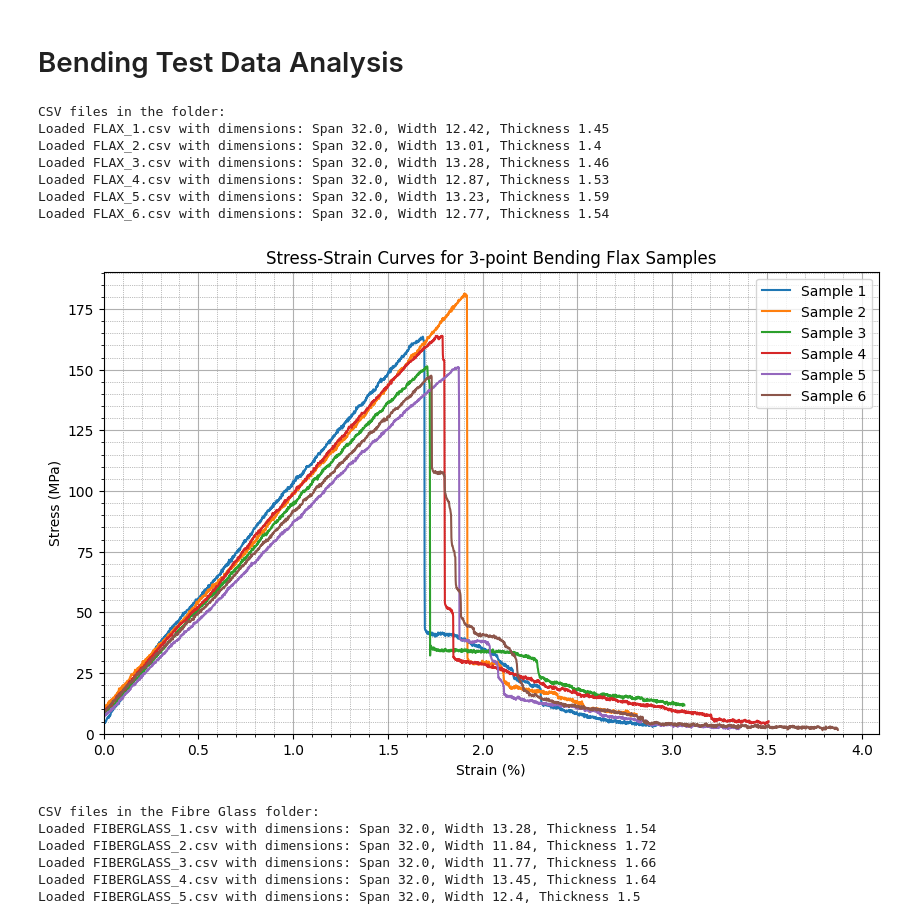
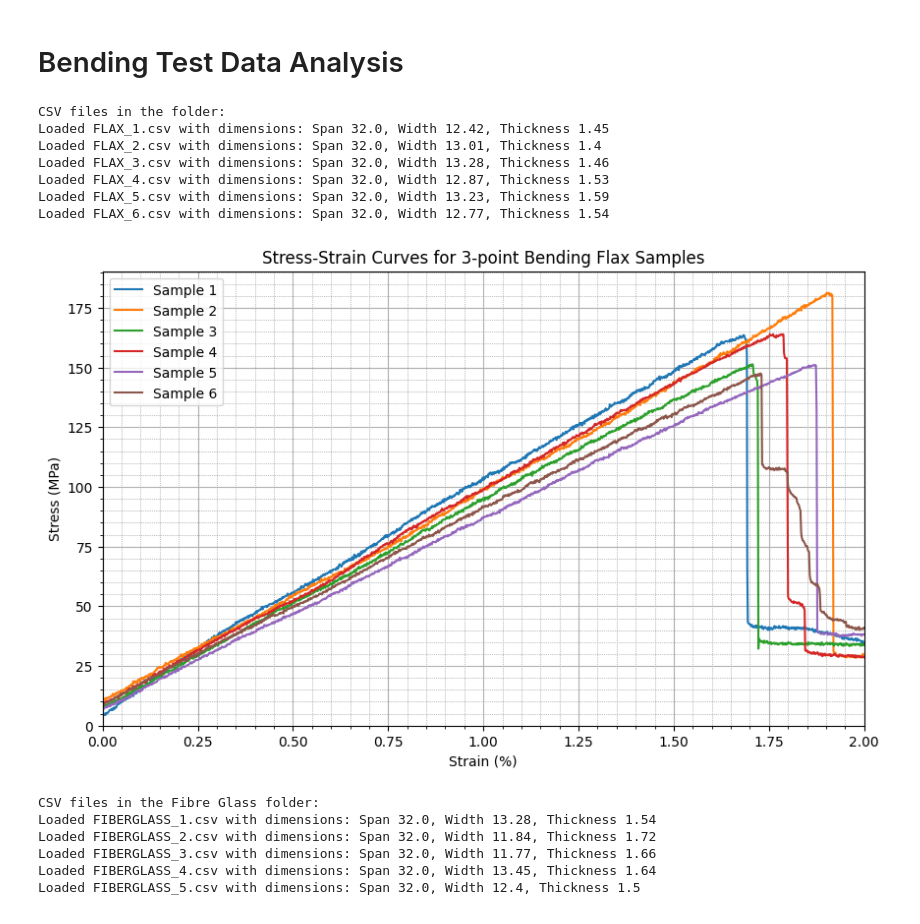
Before and after one commit to HamRMac/CompositeTensileTests, a Jupyter notebook: DataPlotting.ipynb, the cells around one changed output. Drawn from its saved outputs; the diff is of its cells as text; code cells hidden in the pictures.

```diff
--- a/DataPlotting.ipynb
+++ b/DataPlotting.ipynb
@@ -695,34 +711,35 @@ for i, file in enumerate(sorted(csv_files), start=1):
 
 
 if len(all_bend_samples_flax) == 0:
     print("No bending samples loaded. Please check the folder path, CSV files, and bending dimensions.")
 else:
     # Plot computed stress vs strain
     fig, ax = plt.subplots(figsize=(10, 6))
 
     for sample in all_bend_samples_flax:
         #sample.stressStrain_data['Strain'] -= 0.0032
         sample.plot_stress_strain(ax_supplied=ax)
 
     ax.set_title("Stress-Strain Curves for 3-point Bending Flax Samples")
     ax.set_xlabel("Strain (%)")
     ax.set_ylabel("Stress (MPa)")
     ax.set_xlim(left=0)
     ax.set_ylim(bottom=0)
     ax.grid(which='minor', linestyle=':', linewidth='0.5', color='gray')
     ax.minorticks_on()
     ax.legend()
     ax.grid(True)
+    ax.set_xlim(right=2)
     plt.show()
 # %% [output]
 CSV files in the folder:
 Loaded FLAX_1.csv with dimensions: Span 32.0, Width 12.42, Thickness 1.45
 Loaded FLAX_2.csv with dimensions: Span 32.0, Width 13.01, Thickness 1.4
 Loaded FLAX_3.csv with dimensions: Span 32.0, Width 13.28, Thickness 1.46
 Loaded FLAX_4.csv with dimensions: Span 32.0, Width 12.87, Thickness 1.53
 Loaded FLAX_5.csv with dimensions: Span 32.0, Width 13.23, Thickness 1.59
 Loaded FLAX_6.csv with dimensions: Span 32.0, Width 12.77, Thickness 1.54
-[figure, old version]
+[figure, new version]
 # %%
 # Define the folder path containing the CSV files for Fibre Glass bending samples
 folder_path_fg = 'DestructiveTests/BendingTest/FIBERGLASS.is_qtest_Exports'
```
Also changed, not shown: parts of 6 cells of this notebook.
